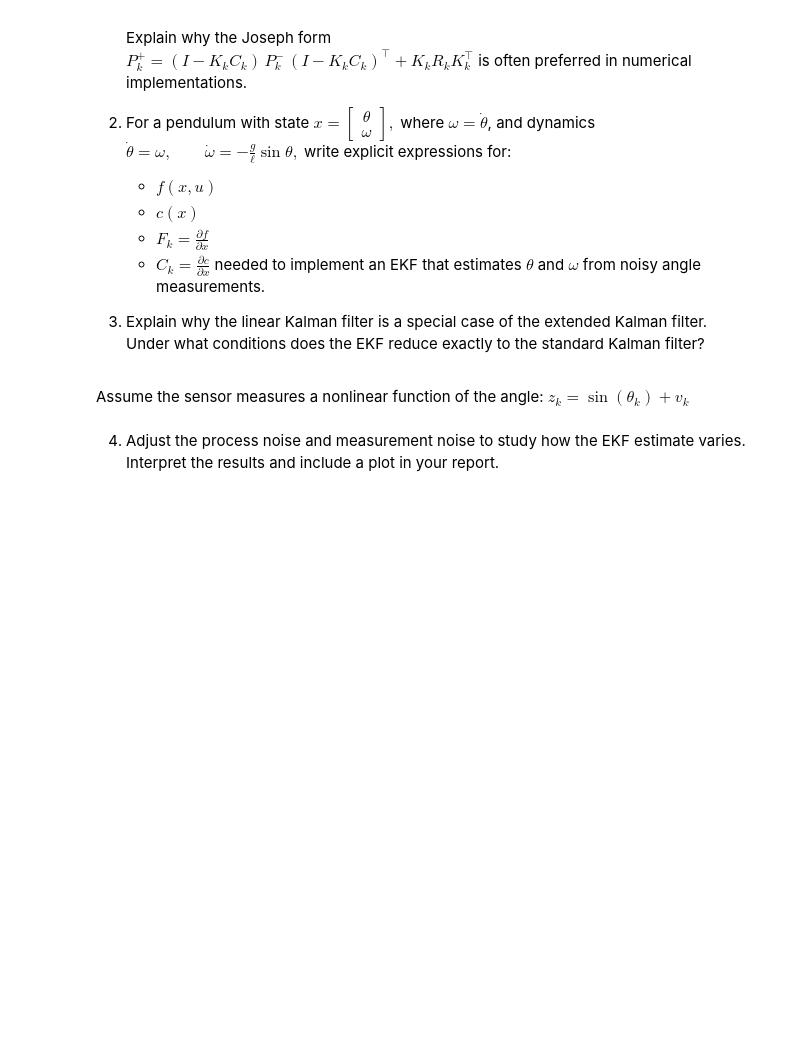
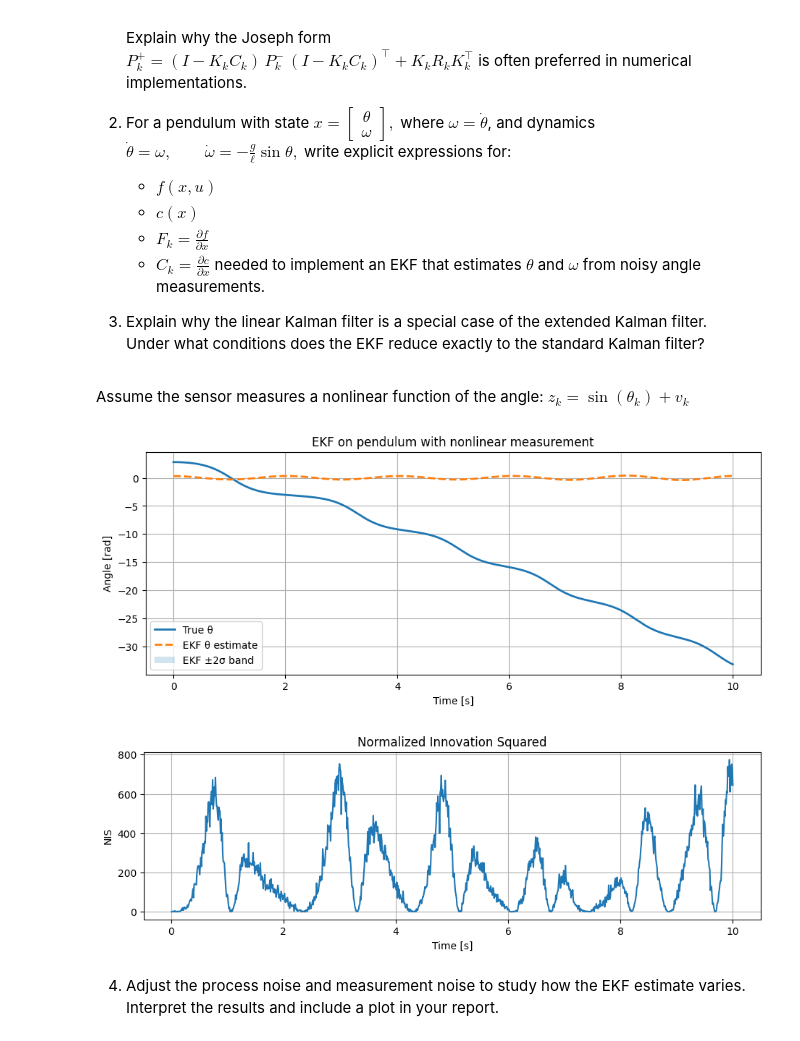
Before and after one commit to JoshClaassen02/DigitalSignalProcessing, a Jupyter notebook: Lab3/lab3_boilercode.ipynb, the cells around one changed output. Cells and saved outputs as stored; diff of their text form; code cells hidden in the pictures; blank space fills up the shorter version.

```diff
--- a/Lab3/lab3_boilercode.ipynb
+++ b/Lab3/lab3_boilercode.ipynb
@@ -349,10 +349,8 @@ def pend_f_cont(x):
     omega = x[1, 0]
 
     # TODO implement
-    # theta_dot = omega
-    # omega_dot = -(g/ell)*sin(theta)
-
-
+    theta_dot = omega
+    omega_dot = -(g/ell)*np.sin(theta)
 
     return np.array([[theta_dot],
                      [omega_dot]])
@@ -363,6 +361,7 @@ def pend_f_discrete(x):
     x_{k+1} = x_k + dt * f_cont(x_k)
     """
     # TODO implement Euler step
+    return x + dt_pend*pend_f_cont(x)
 
 
 def pend_F_jac(x):
@@ -375,7 +374,11 @@ def pend_F_jac(x):
     # d/dx [theta_dot] = [0, 1]
     # d/dx [omega_dot] = [-(g/ell)cos(theta), 0]
     # then F = I + dt * J
-
+    J = np.array([
+        [0.0, 1.0],
+        [-(g/ell)*np.cos(theta), 0.0]
+    ])
+    F = np.eye(2) + dt_pend*J
 
     return F
 
@@ -402,6 +405,9 @@ sigma_meas = 0.05
 z_meas = np.zeros(N_pend+1)
 for k in range(N_pend+1):
     # TODO generate z_k = sin(theta_true_k) + noise
+    theta = x_true[k,0]
+    noise = rng.normal(0.0, sigma_meas)
+    z_meas[k] = np.sin(theta) + noise
 
 # EKF implementation
 class EKF:
@@ -413,25 +419,24 @@ class EKF:
 
     def predict(self):
         # TODO  EKF predict step
-        # F = pend_F_jac(self.x)
+        F = pend_F_jac(self.x)
         # x^- = pend_f_discrete(self.x)
+        self.x = pend_f_discrete(self.x)
         # P^- = F P F^T + Q
-
-
+        self.P = F @ self.P @ F.T + self.Q
 
     def update(self, z):
         # TODO  EKF update step
-        # H = H_jac(self.x)
-        # y_hat = h_meas(self.x)
-        # S = H P H^T + R
-        # K = P H^T S^{-1}
-        # x^+ = x^- + K (z - y_hat)
-        # P^+ = (I - K H) P^-
-
+        H = H_jac(self.x)
+        z_pred = h_meas(self.x)
+        S = H @ self.P @ H.T + self.R
+        K = self.P @ H.T @ np.linalg.inv(S)
+        self.x = self.x + K @ (z-z_pred)
+        I = np.eye(2)
+        self.P = (I - K @ H) @ self.P
 
 
 # Run EKF
-
 x0 = np.array([[0.3],
                [0.0]])  # Intentionally overconfident and poorly initialized settings.
 # Students should modify these and observe the effect.
@@ -462,33 +467,36 @@ for k in range(N_pend):
 
     ekf.update(z)
 
     x_hat[k+1, :] = ekf.x.flatten()
     theta_sigma[k+1] = np.sqrt(ekf.P[0, 0])
 
 # Plot results
 
 theta_true = x_true[:, 0]
 theta_est  = x_hat[:, 0]
 
 plt.figure(figsize=(11, 4))
 plt.plot(t_pend, theta_true, label="True θ", linewidth=2)
 plt.plot(t_pend, theta_est, "--", label="EKF θ estimate", linewidth=2)
 plt.fill_between(t_pend, theta_est - 2*theta_sigma, theta_est + 2*theta_sigma, alpha=0.2,
                  label="EKF ±2σ band")
 plt.xlabel("Time [s]")
 plt.ylabel("Angle [rad]")
 plt.title("EKF on pendulum with nonlinear measurement")
 plt.grid(True)
 plt.legend()
 plt.show()
 
 plt.figure(figsize=(11, 3))
 plt.plot(t_pend[1:], nis_vals, linewidth=1.5)
 plt.xlabel("Time [s]")
 plt.ylabel("NIS")
 plt.title("Normalized Innovation Squared")
 plt.grid(True)
 plt.show()
+# %% [output]
+[figure, added]
+[figure, added]
 # %% [markdown]
 4. Adjust the process noise and measurement noise to study how the EKF estimate varies. Interpret the results and include a plot in your report.
 # %% [markdown]
```
